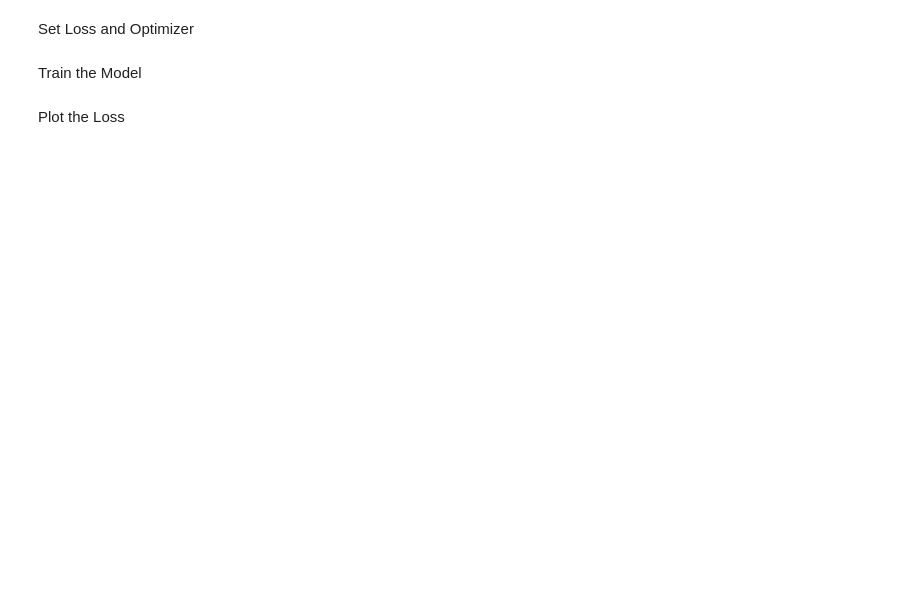
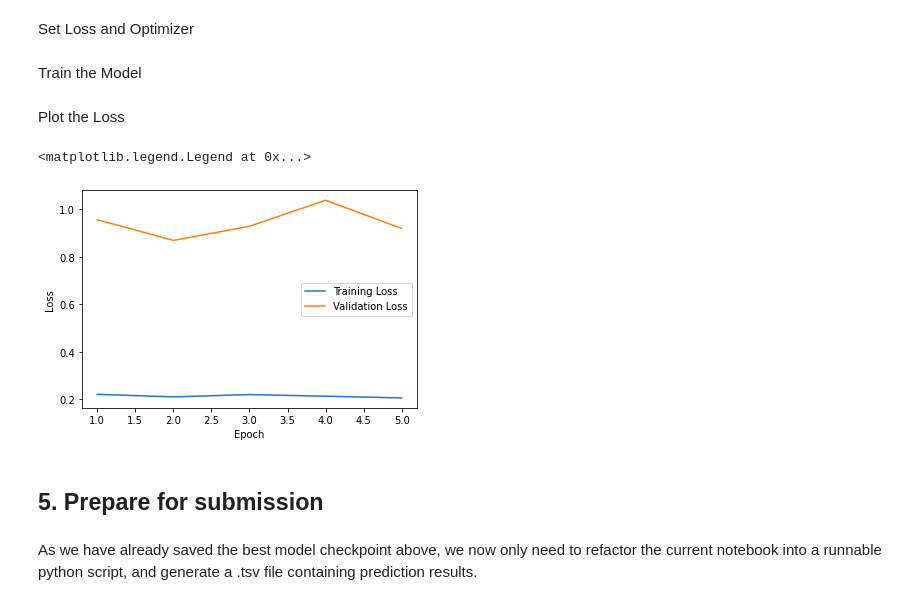
Before and after one commit to nuumi-ai/Recommender-System-Competition-2022, a Jupyter notebook: notebooks/gnn_sample.ipynb, the cells around one changed output. Saved outputs shown, nothing was run; the diff lists cells and outputs as text; code cells hidden in the pictures; blank space fills up the shorter version.

Commit message:
e2e sample notebook ready

```diff
--- a/notebooks/gnn_sample.ipynb
+++ b/notebooks/gnn_sample.ipynb
@@ -83,6 +93,6 @@ Similar to above, we add `n_users` to the item tensor to ensure that every node
 # %%
 u_t = torch.LongTensor(train_df.user_index.to_numpy())
-i_t = torch.LongTensor(train_df.place_index.to_numpy()) + num_user
+p_t = torch.LongTensor(train_df.place_index.to_numpy()) + num_user
 
-train_edge_index = torch.stack((torch.cat([u_t, i_t]),torch.cat([i_t, u_t]))).to(device)
+train_edge_index = torch.stack((torch.cat([u_t, p_t]),torch.cat([p_t, u_t]))).to(device)
 # %% [markdown]
@@ -157,12 +210,9 @@ class LightGCN(nn.Module):
         out = torch.mean(torch.stack(embs, dim=0), dim=0)
         return emb0, out
 
-    def encode_minibatch(self, users, items, edge_index):
-        emb0, out = self(edge_index)
-        return out[users], out[items], emb0[users], emb0[items]
-
-    def pred(self, users, items, edge_index):
-        user_emb, item_emb, _ , _ = self.encode_minibatch(users, items, edge_index)
+    def pred(self, users, items, embeddings):
+        user_emb = embeddings[users]
+        item_emb = embeddings[items]
         x = torch.cat((user_emb,item_emb), 1)
         x = self.nn1(x)
         x = self.nn2(x)
@@ -199,7 +245,23 @@ len(train_edge_index[1])
 # %%
+def get_testset_loss(model, testset, loss_fn, embeddings):
+    loss_list = []
+    with torch.no_grad():
+        for users, items, ratings in DataLoader(testset, batch_size=BATCH_SIZE):
+            users, items, ratings = users.to(device), items.to(device), ratings.to(device)
+            pred = model.pred(users, items, embeddings)
+            loss = loss_fn(pred, ratings)
+
+            loss_list.append(loss.item())
+
+    return sum(loss_list) / len(loss_list)
+
+
 def train(model, optimizer, train_dataset, n_users, n_restaurants, train_edge_index, loss_fn):
     loss_list_epoch = []
+    valid_loss_list_epoch = []
     train_dataloader = DataLoader(train_dataset, batch_size=BATCH_SIZE)
+    min_valid_loss = None
+    min_loss_model = None
     for epoch in tqdm(range(EPOCHS)):
         n_batch = int(len(train_dataset)/BATCH_SIZE)
         loss_list = []
@@ -207,15 +269,23 @@ def train(model, optimizer, train_dataset, n_users, n_restaurants, train_edge_in
         for users, items, ratings in tqdm(train_dataloader):
             optimizer.zero_grad()
             users, items, ratings = users.to(device), items.to(device), ratings.to(device)
-            pred = model.pred(users, items, train_edge_index)
+            _, embeddings = model(train_edge_index)
+            pred = model.pred(users, items, embeddings)
             loss = loss_fn(pred, ratings)
             loss.backward()
             optimizer.step()
             loss_list.append(loss.item())
 
+        # evaluate on validation data
+        valid_loss = get_testset_loss(model, test_dataset, loss_fn, embeddings)
+        if min_valid_loss is None or valid_loss < min_valid_loss:
+            min_valid_loss = valid_loss
+            min_loss_model = torch.save(model.state_dict(), f"epoch_{epoch}.ckpt")
+
+        valid_loss_list_epoch.append(round(valid_loss, 4))
         loss_list_epoch.append(round(np.mean(loss_list),4))
 
-    return loss_list_epoch
+    return loss_list_epoch, valid_loss_list_epoch
 # %% [markdown]
 Set Loss and Optimizer
 # %%
@@ -224,14 +294,22 @@ optimizer = torch.optim.Adam(lightgcn.parameters(), lr=LR)
 # %% [markdown]
 Train the Model
 # %%
-loss_history = train(lightgcn, optimizer, test_dataset, num_user, num_place, train_edge_index, loss_function)
+loss_history, valid_loss_history = train(lightgcn, optimizer, test_dataset, num_user, num_place, train_edge_index, loss_function)
 # %% [markdown]
 Plot the Loss
 # %%
 epoch_list = [(i+1) for i in range(EPOCHS)]
 
 plt.plot(epoch_list, loss_history, label='Training Loss')
+plt.plot(epoch_list, valid_loss_history, label='Validation Loss')
 
 plt.xlabel('Epoch')
 plt.ylabel('Loss')
 plt.legend()
+# %% [output]
+<matplotlib.legend.Legend at 0x...>
+[figure, added]
+# %% [markdown]
+## 5. Prepare for submission
+# %% [markdown]
+As we have already saved the best model checkpoint above, we now only need to refactor the current notebook into a runnable python script, and generate a .tsv file containing prediction results.
```
Also changed, not shown: parts of 26 cells of this notebook, 2 other files.
